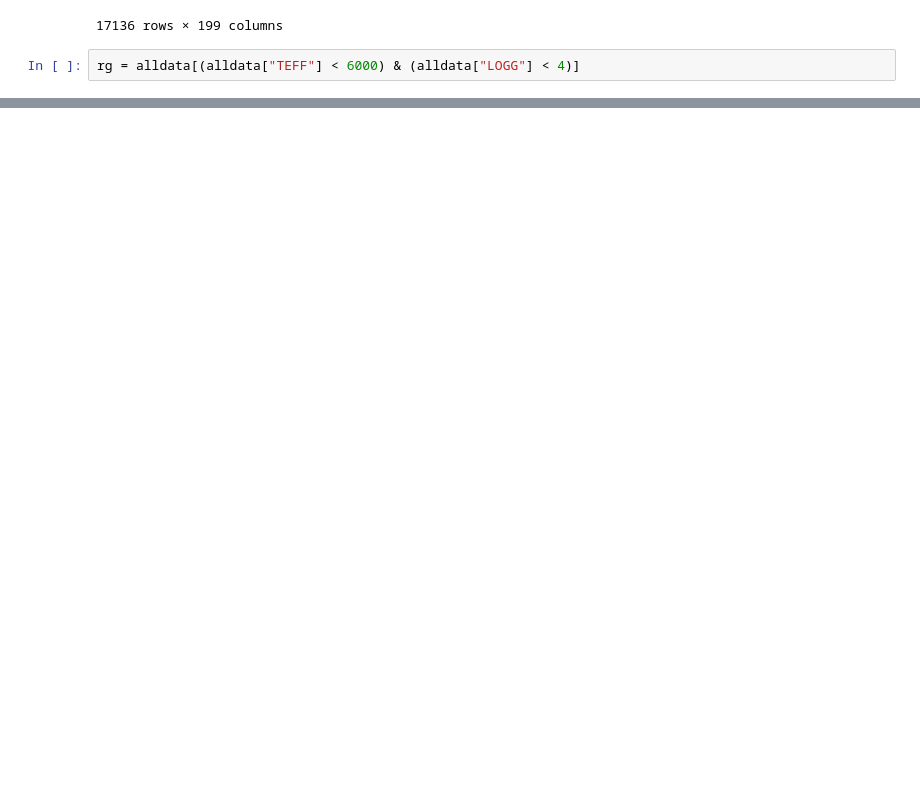
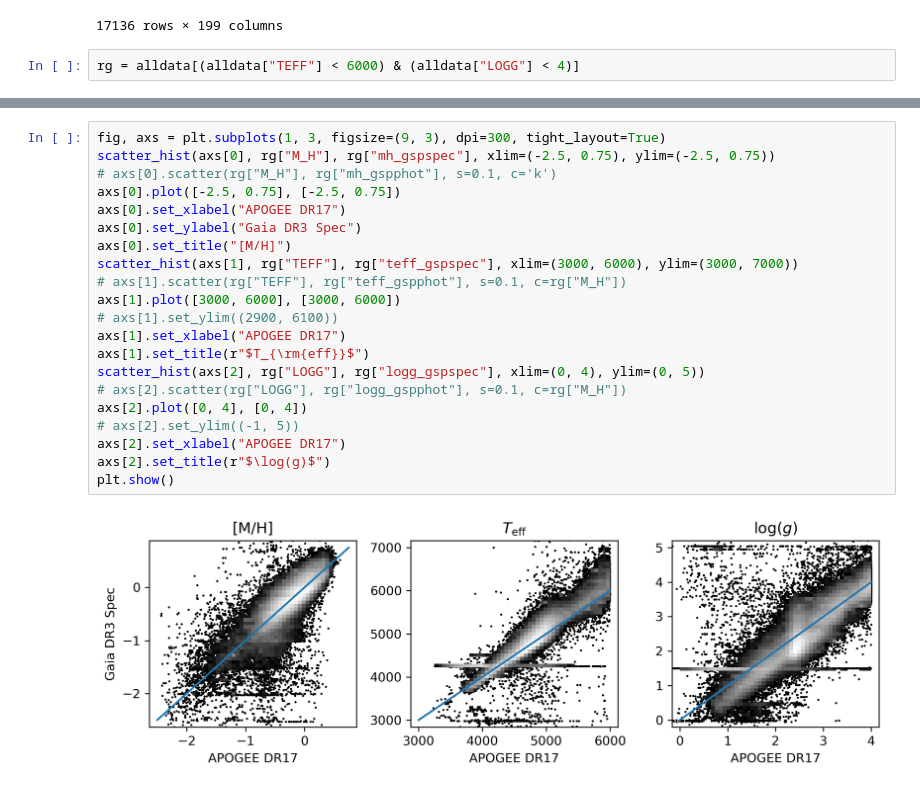
Before and after one commit to lodubay/gaia-sprint, a Jupyter notebook: compare_apogee.ipynb, the cells around one changed output, grey strips where cells are left out. Drawn from its saved outputs; the diff is of its cells as text; blank space fills up the shorter version.

```diff
--- a/compare_apogee.ipynb
+++ b/compare_apogee.ipynb
@@ -193,0 +239,23 @@ plt.show()
+# %%
+fig, axs = plt.subplots(1, 3, figsize=(9, 3), dpi=300, tight_layout=True)
+scatter_hist(axs[0], rg["M_H"], rg["mh_gspspec"], xlim=(-2.5, 0.75), ylim=(-2.5, 0.75))
+# axs[0].scatter(rg["M_H"], rg["mh_gspphot"], s=0.1, c='k')
+axs[0].plot([-2.5, 0.75], [-2.5, 0.75])
+axs[0].set_xlabel("APOGEE DR17")
+axs[0].set_ylabel("Gaia DR3 Spec")
+axs[0].set_title("[M/H]")
+scatter_hist(axs[1], rg["TEFF"], rg["teff_gspspec"], xlim=(3000, 6000), ylim=(3000, 7000))
+# axs[1].scatter(rg["TEFF"], rg["teff_gspphot"], s=0.1, c=rg["M_H"])
+axs[1].plot([3000, 6000], [3000, 6000])
+# axs[1].set_ylim((2900, 6100))
+axs[1].set_xlabel("APOGEE DR17")
+axs[1].set_title(r"$T_{\rm{eff}}$")
+scatter_hist(axs[2], rg["LOGG"], rg["logg_gspspec"], xlim=(0, 4), ylim=(0, 5))
+# axs[2].scatter(rg["LOGG"], rg["logg_gspphot"], s=0.1, c=rg["M_H"])
+axs[2].plot([0, 4], [0, 4])
+# axs[2].set_ylim((-1, 5))
+axs[2].set_xlabel("APOGEE DR17")
+axs[2].set_title(r"$\log(g)$")
+plt.show()
+# %% [output]
+[figure, added]
```
Also changed, not shown: parts of 7 cells of this notebook.
